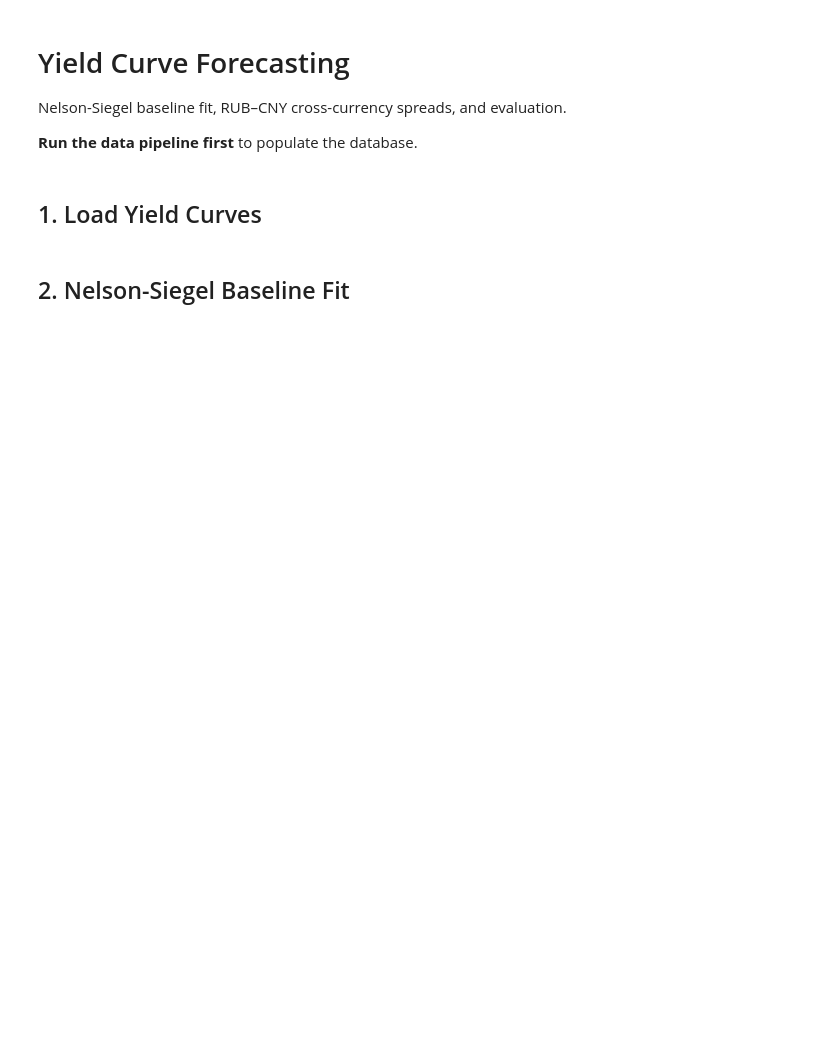
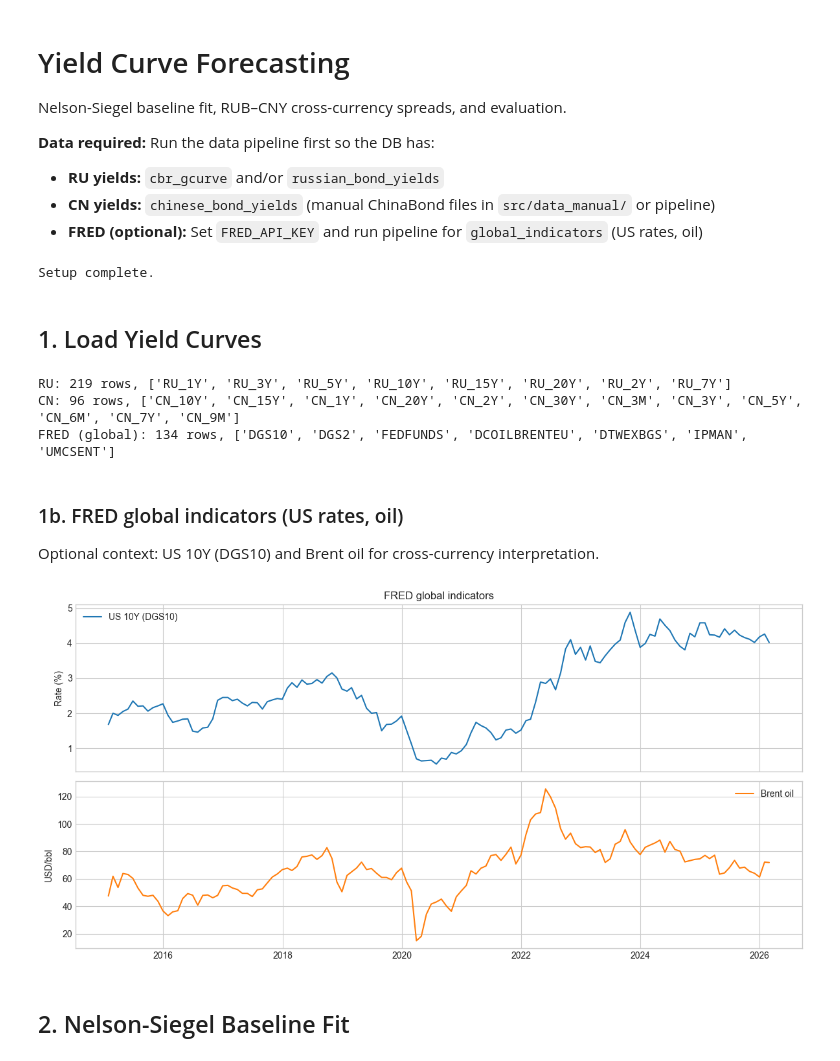
Before and after one commit to vvv-hikka/Interdependence-of-Ruble-and-Yuan-Borrowing-rates, a Jupyter notebook: yield_forecasting.ipynb, the cells around one changed output. Drawn from its saved outputs; the diff is of its cells as text; code cells hidden in the pictures; blank space fills up the shorter version.

Commit message:
baseline forecasting + database changes

```diff
--- a/yield_forecasting.ipynb
+++ b/yield_forecasting.ipynb
@@ -3,7 +3,10 @@
 
 Nelson-Siegel baseline fit, RUB–CNY cross-currency spreads, and evaluation.
 
-**Run the data pipeline first** to populate the database.
+**Data required:** Run the data pipeline first so the DB has:
+- **RU yields:** `cbr_gcurve` and/or `russian_bond_yields`
+- **CN yields:** `chinese_bond_yields` (manual ChinaBond files in `src/data_manual/` or pipeline)
+- **FRED (optional):** Set `FRED_API_KEY` and run pipeline for `global_indicators` (US rates, oil)
 # %%
 import warnings
 warnings.filterwarnings('ignore')
@@ -13,14 +16,45 @@ import numpy as np
 import matplotlib.pyplot as plt
 
 from src.forecasting.loaders import load_russian_yield_curve, load_chinese_yield_curve
+try:
+    from src.forecasting.loaders import load_global_indicators
+except ImportError:
+    def load_global_indicators(start_date=None, end_date=None):
+        """Fallback: load global_indicators from DB if load_global_indicators not in loaders."""
+        try:
+            from src.database import DatabaseManager
+            from config import DB_PATH
+            db = DatabaseManager(str(DB_PATH))
+            df = db.load_dataframe("global_indicators")
+            if df.empty or "date" not in df.columns:
+                return pd.DataFrame()
+            df = df.copy()
+            df["date"] = pd.to_datetime(df["date"])
+            if start_date:
+                df = df[df["date"] >= pd.to_datetime(start_date)]
+            if end_date:
+                df = df[df["date"] <= pd.to_datetime(end_date)]
+            return df.set_index("date")
+        except Exception:
+            return pd.DataFrame()
 from src.forecasting.ns_baseline import compute_residuals, get_fitted_curves
+import importlib
+import src.forecasting.cross_currency as _cc
+importlib.reload(_cc)
 from src.forecasting.cross_currency import build_spreads, flag_abnormal_spreads
 from src.forecasting.evaluate import evaluate_ns_fit, evaluate_spreads
+from config import PROJECT_ROOT
+import os
+
+FIG_DIR = str(PROJECT_ROOT / "project report" / "graphics")
+os.makedirs(FIG_DIR, exist_ok=True)
 
 plt.style.use('seaborn-v0_8-whitegrid')
 plt.rcParams['figure.figsize'] = (12, 5)
 plt.rcParams['figure.dpi'] = 100
 print('Setup complete.')
+# %% [output]
+Setup complete.
 # %% [markdown]
 ## 1. Load Yield Curves
 # %%
@@ -30,14 +64,46 @@ END_DATE = None   # e.g. '2025-12-31'
 
 ru_yields = load_russian_yield_curve(start_date=START_DATE, end_date=END_DATE)
 cn_yields = load_chinese_yield_curve(start_date=START_DATE, end_date=END_DATE)
+glob_ind = load_global_indicators(start_date=START_DATE, end_date=END_DATE)  # FRED: DGS10, oil, etc.
 ru_residuals = pd.DataFrame()  # filled by NS fit cell
 cn_residuals = pd.DataFrame()
 
 print(f'RU: {len(ru_yields)} rows, {list(ru_yields.columns)}')
 print(f'CN: {len(cn_yields)} rows, {list(cn_yields.columns)}')
+print(f'FRED (global): {len(glob_ind)} rows, {list(glob_ind.columns) if not glob_ind.empty else []}')
 
 if ru_yields.empty and cn_yields.empty:
     print('No yield data. Run the data pipeline first.')
+# %% [output]
+RU: 219 rows, ['RU_1Y', 'RU_3Y', 'RU_5Y', 'RU_10Y', 'RU_15Y', 'RU_20Y', 'RU_2Y', 'RU_7Y']
+CN: 96 rows, ['CN_10Y', 'CN_15Y', 'CN_1Y', 'CN_20Y', 'CN_2Y', 'CN_30Y', 'CN_3M', 'CN_3Y', 'CN_5Y', 'CN_6M', 'CN_7Y', 'CN_9M']
+FRED (global): 134 rows, ['DGS10', 'DGS2', 'FEDFUNDS', 'DCOILBRENTEU', 'DTWEXBGS', 'IPMAN', 'UMCSENT']
+# %% [markdown]
+### 1b. FRED global indicators (US rates, oil)
+
+Optional context: US 10Y (DGS10) and Brent oil for cross-currency interpretation.
+# %%
+if not glob_ind.empty:
+    fig, axes = plt.subplots(2, 1, figsize=(12, 6), sharex=True)
+    if 'DGS10' in glob_ind.columns:
+        s = glob_ind['DGS10'].dropna()
+        if len(s) > 0:
+            axes[0].plot(s.index, s.values, label='US 10Y (DGS10)', color='C0')
+    if 'DCOILBRENTEU' in glob_ind.columns:
+        s = glob_ind['DCOILBRENTEU'].dropna()
+        if len(s) > 0:
+            axes[1].plot(s.index, s.values, label='Brent oil', color='C1')
+    axes[0].set_ylabel('Rate (%)')
+    axes[1].set_ylabel('USD/bbl')
+    axes[0].legend()
+    axes[1].legend()
+    axes[0].set_title('FRED global indicators')
+    plt.tight_layout()
+    plt.show()
+else:
+    print('No FRED global_indicators in DB. Run pipeline with FRED_API_KEY set.')
+# %% [output]
+[figure, added]
 # %% [markdown]
 ## 2. Nelson-Siegel Baseline Fit
 # %%
```
Also changed, not shown: parts of 7 cells of this notebook, 8 other files.
